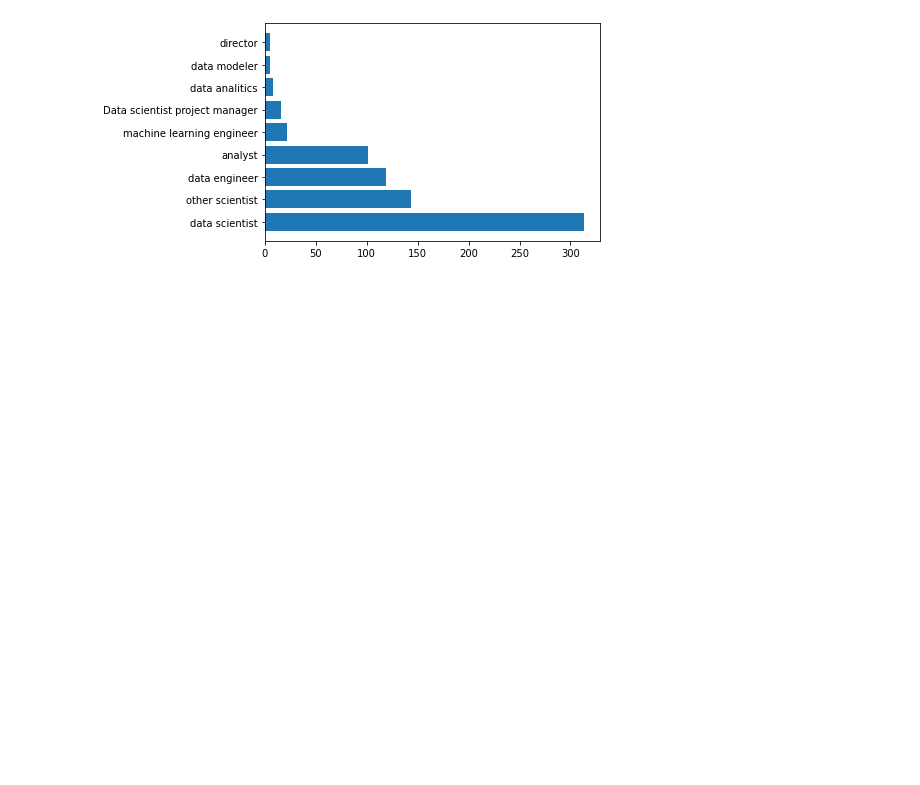
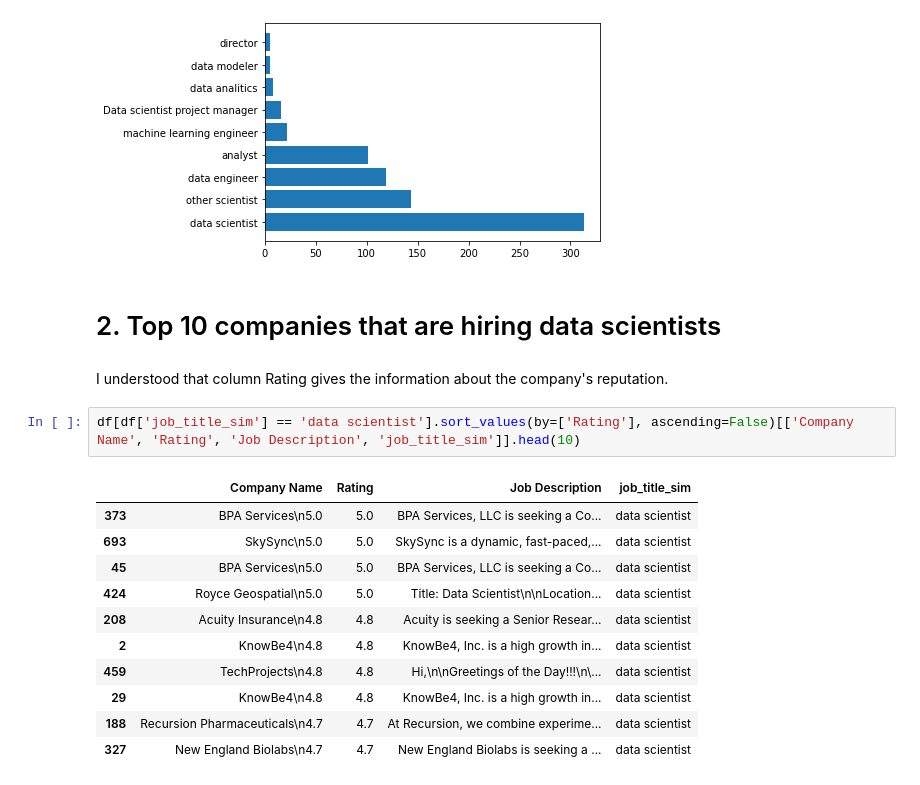
Before and after one commit to chars32/ds_salary, a Jupyter notebook: salary.ipynb, the cells around one changed output. Cells and saved outputs as stored; diff of their text form; blank space fills up the shorter version.

```diff
--- a/salary.ipynb
+++ b/salary.ipynb
@@ -55,3 +55,21 @@ plt.barh(df['job_title_sim'].value_counts().index, df['job_title_sim'].value_cou
 # %% [output]
 <BarContainer object of 9 artists>
 [figure]
+# %% [markdown]
+# 2. Top 10 companies that are hiring data scientists
+# %% [markdown]
+I understood that column Rating gives the information about the company's reputation.
+# %%
+df[df['job_title_sim'] == 'data scientist'].sort_values(by=['Rating'], ascending=False)[['Company Name', 'Rating', 'Job Description', 'job_title_sim']].head(10)
+# %% [output]
+|  | Company Name | Rating | Job Description | job_title_sim |
+| 373 | BPA Services\n5.0 | 5.0 | BPA Services, LLC is seeking a Co... | data scientist |
+| 693 | SkySync\n5.0 | 5.0 | SkySync is a dynamic, fast-paced,... | data scientist |
+| 45 | BPA Services\n5.0 | 5.0 | BPA Services, LLC is seeking a Co... | data scientist |
+| 424 | Royce Geospatial\n5.0 | 5.0 | Title: Data Scientist\n\nLocation... | data scientist |
+| 208 | Acuity Insurance\n4.8 | 4.8 | Acuity is seeking a Senior Resear... | data scientist |
+| 2 | KnowBe4\n4.8 | 4.8 | KnowBe4, Inc. is a high growth in... | data scientist |
+| 459 | TechProjects\n4.8 | 4.8 | Hi,\n\nGreetings of the Day!!!\n\... | data scientist |
+| 29 | KnowBe4\n4.8 | 4.8 | KnowBe4, Inc. is a high growth in... | data scientist |
+| 188 | Recursion Pharmaceuticals\n4.7 | 4.7 | At Recursion, we combine experime... | data scientist |
+| 327 | New England Biolabs\n4.7 | 4.7 | New England Biolabs is seeking a ... | data scientist |
```
Also changed, not shown: parts of 6 cells of this notebook.
